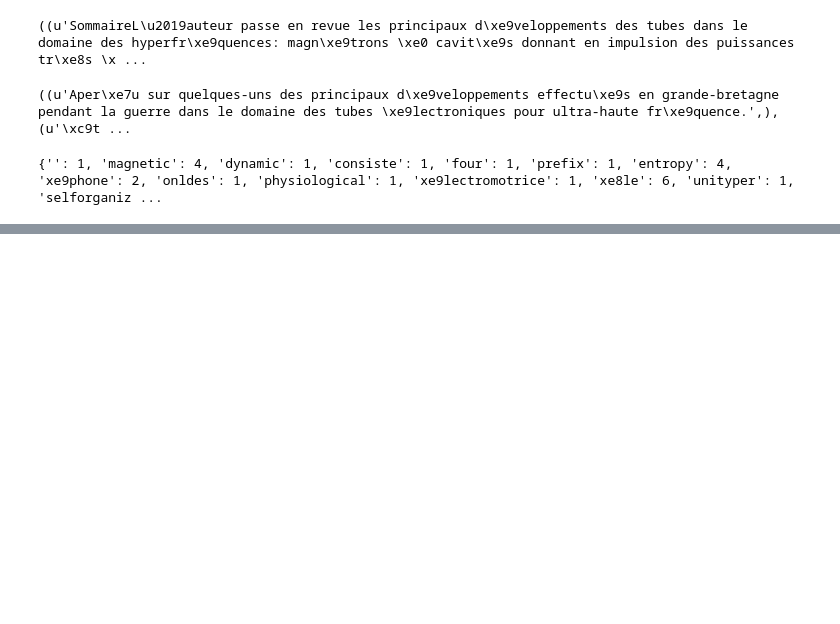
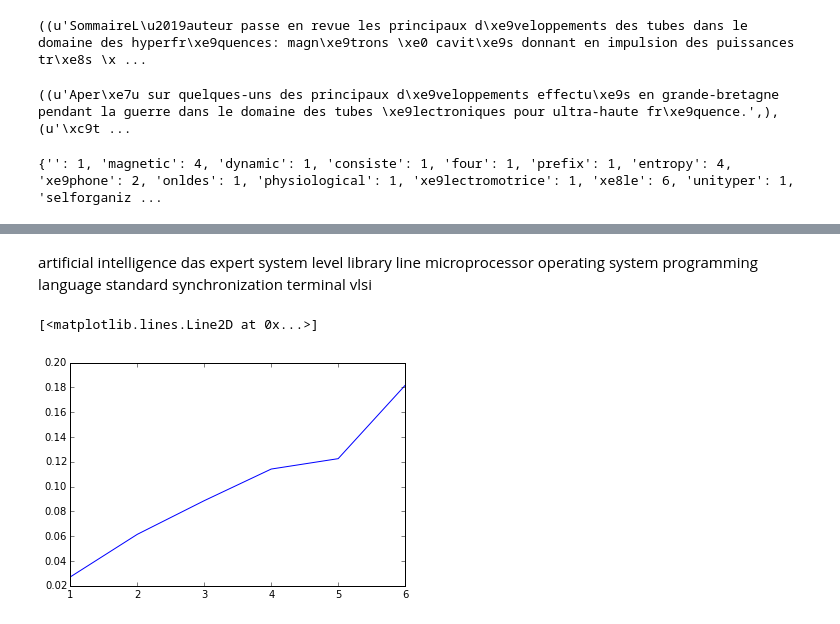
Before and after one commit to HeoJooSeong/zoostar, a Jupyter notebook: LINK_LAB/tet.ipynb, the cells around one changed output, grey strips where cells are left out. Saved outputs shown, nothing was run; the diff lists cells and outputs as text; code cells hidden in the pictures; blank space fills up the shorter version.

```diff
--- a/LINK_LAB/tet.ipynb
+++ b/LINK_LAB/tet.ipynb
@@ -6370,0 +568,19 @@ print word_count
+# %% [markdown]
+artificial intelligence
+das
+expert system
+level
+library
+line
+microprocessor
+operating system
+programming language
+standard
+synchronization
+terminal
+vlsi
+# %%
+plt.plot(x,y2)
+# %% [output]
+[<matplotlib.lines.Line2D at 0x...>]
+[figure, added]
```
Also changed, not shown: parts of 117 cells of this notebook, 5 other files.
